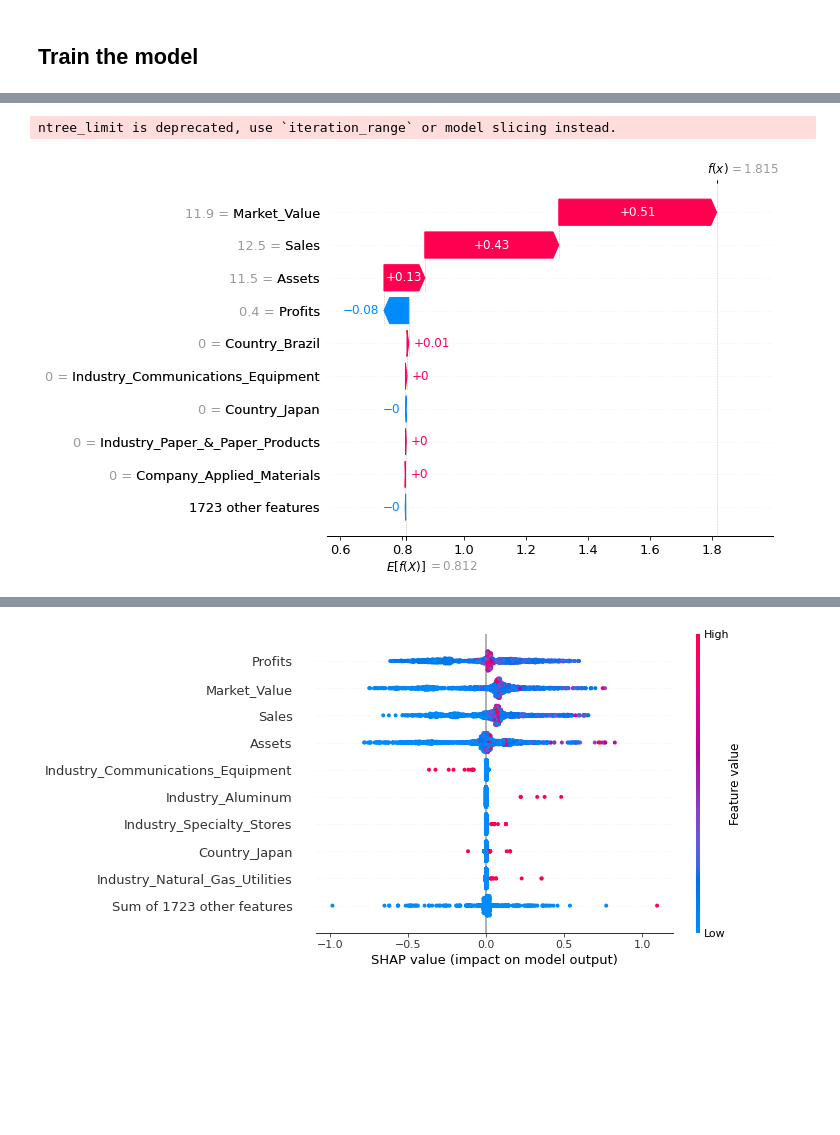
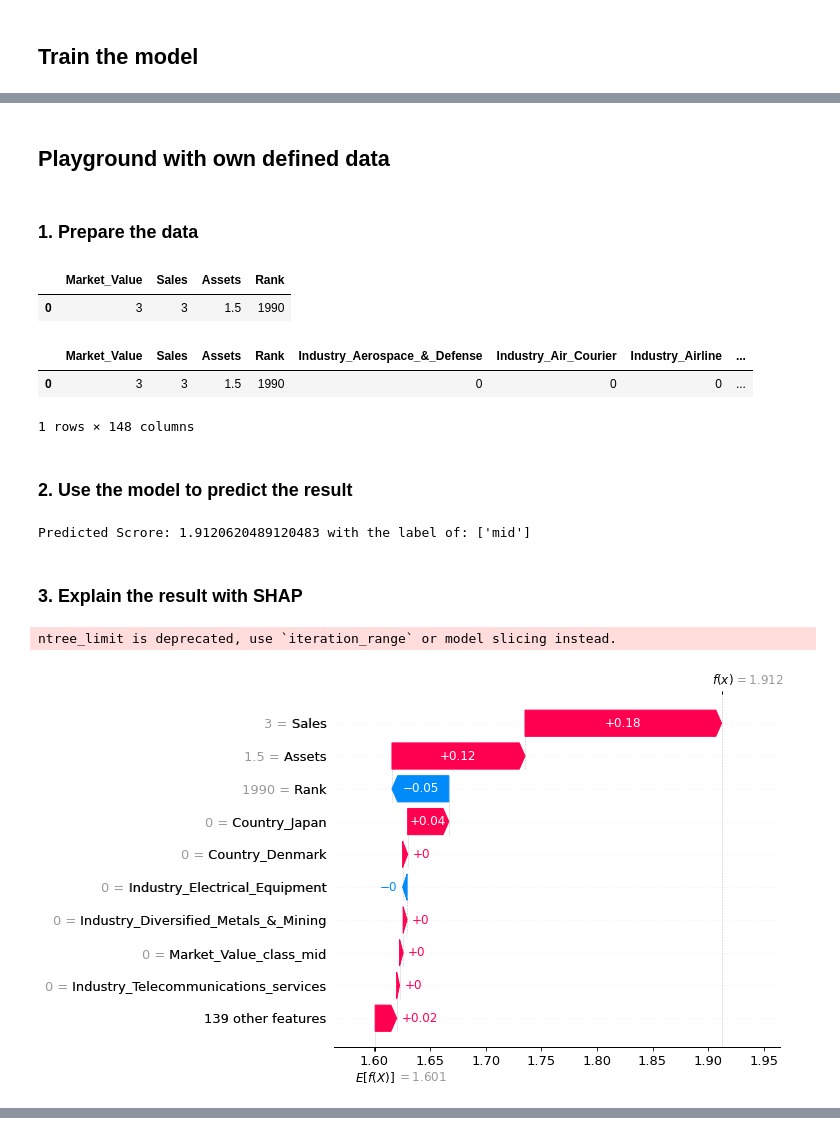
Before and after one commit to DucNgn/XGBoost-Explainer, a Jupyter notebook: src/Forbes-XGBRegressor-Explainer.ipynb, the cells around one changed output, grey strips where cells are left out. Cells and saved outputs as stored; diff of their text form; code cells hidden in the pictures; blank space fills up the shorter version.

Commit message:
Add playground and reogranize examples

```diff
--- a/src/Forbes-XGBRegressor-Explainer.ipynb
+++ b/src/Forbes-XGBRegressor-Explainer.ipynb
@@ -55,11 +54,12 @@ dataset.head()
 def encode_label(dataframe):
     label_encoder = LabelEncoder()
     label_encoder = label_encoder.fit(dataframe)
-    return label_encoder.transform(dataframe)
+    return label_encoder.transform(dataframe), label_encoder
 
 def split_dataset(dataset, target_column = target_feature, test_size = test_size):
-    y = encode_label(dataset[target_column])
+    y, le = encode_label(dataset[target_column])
     x = dataset.drop(target_column, axis=1)
-    return x, y
+    x_train, y_train, x_test, y_test = train_test_split(x, y, test_size=test_size)
+    return x_train, y_train, x_test, y_test, le
 
-x_train, y_train = split_dataset(dataset)
+x_train, x_test, y_train, y_test, le = split_dataset(dataset)
@@ -94,19 +125,68 @@ import shap
+# %% [markdown]
+## Playground with own defined data
+# %% [markdown]
+### 1. Prepare the data
+# %%
+mock_data = {
+    "": [0],
+    'Company': ["Duc_Inc"],
+    'Industry': ["Real_Estate"],
+    'Country': ["United_States"],
+    'Market_Value': [3],
+    "Sales": [3],
+    "Profits": [0.7],
+    "Assets": [1.5],
+    "Rank": [1990],
+    "DBpedia_URI": ["https://wiki/duc"],
+    "Market_Value_class": ["low"],
+    "Sales_class": ["low"],
+    "Profits_class": ["mid"],
+    "Assets_class": ["mid"],
+    "Rank_class": ["high"]
+}
+mock_data = pd.DataFrame(mock_data)
+
+# Modify the data table to be in the same shape as model expects
+mock_data.drop(columns=mock_data.columns[0], axis=1, inplace=True)
+mock_data.drop(columns=noise_features, axis=1, inplace=True)
+mock_data.drop(columns=target_feature, axis=1, inplace=True)
+mock_data = pd.get_dummies(mock_data, columns=[elm for elm in categorical_columns if elm != target_feature], drop_first=True)
+mock_data.head()
+# %% [output]
+|  | Market_Value | Sales | Assets | Rank |
+| 0 | 3 | 3 | 1.5 | 1990 |
+# %%
+# Fill in the columns of one hot encoding.
+for each in x_train.columns:
+    if each not in mock_data.columns:
+        mock_data[each] = 0
+mock_data.head()
+# %% [output]
+|  | Market_Value | Sales | Assets | Rank | Industry_Aerospace_&_Defense | Industry_Air_Courier | Industry_Airline | ... |
+| 0 | 3 | 3 | 1.5 | 1990 | 0 | 0 | 0 | ... |
+1 rows × 148 columns
+# %% [markdown]
+### 2. Use the model to predict the result
+# %%
+score = model.predict(mock_data.head(1))[0]
+prediction_label = le.inverse_transform([int(round(score))])
+print(f"Predicted Scrore: {score} with the label of: {prediction_label}")
+# %% [output]
+Predicted Scrore: 1.9120620489120483 with the label of: ['mid']
+# %% [markdown]
+### 3. Explain the result with SHAP
 # %%
 explainer = shap.Explainer(model)
-shap_values = explainer(x_train)
+shap_values = explainer(mock_data.head(1))
 # %% [output]
 ntree_limit is deprecated, use `iteration_range` or model slicing instead.
 # %%
-shap.plots.waterfall(shap_values[1])
+shap.plots.waterfall(shap_values[0])
 # %% [output]
-[figure, old version]
+[figure, new version]
 # %%
 shap.initjs()
 shap.plots.force(shap_values[0])
 # %% [output]
 [interactive output not drawn]
 <shap.plots._force.AdditiveForceVisualizer at 0x...>
-# %%
-shap.plots.beeswarm(shap_values)
-# %% [output]
-[figure, removed]
```
Also changed, not shown: parts of 16 cells of this notebook.
